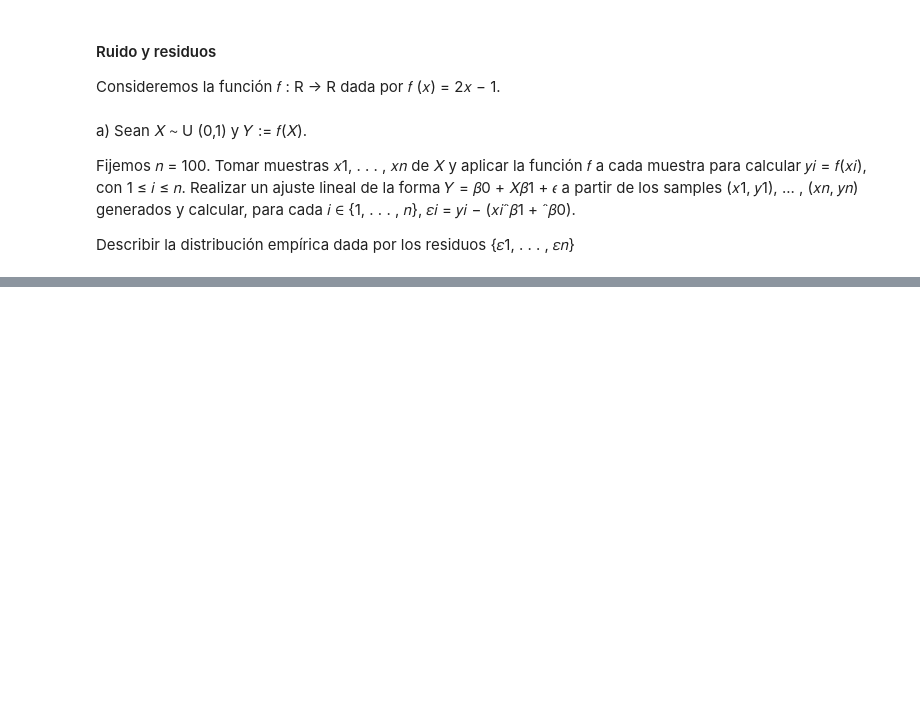
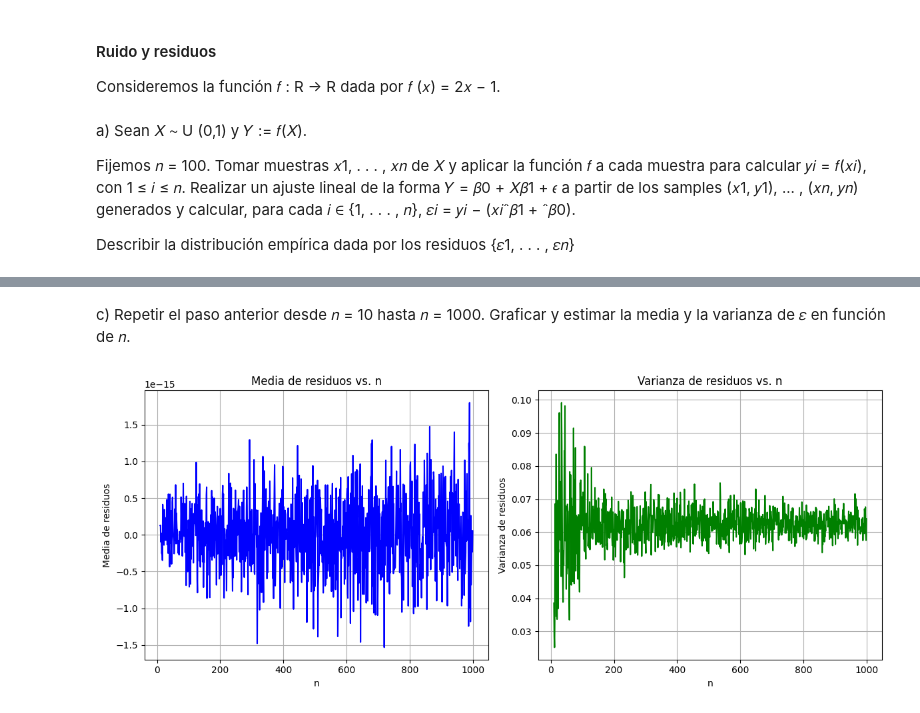
Before and after one commit to joaquin-miguel/inferencia_estadisitca, a Jupyter notebook: t_guia_3/ej_2.ipynb, the cells around one changed output, grey strips where cells are left out. Drawn from its saved outputs; the diff is of its cells as text; code cells hidden in the pictures; blank space fills up the shorter version.

```diff
--- a/t_guia_3/ej_2.ipynb
+++ b/t_guia_3/ej_2.ipynb
@@ -115,9 +188,2 @@ plt.show()
-# %%
-# encontremos la recta que une los tres puntos del ejercicio en clase:
-x = np.array([0,1,2])
-y = np.array([0,1,0]).T
-X = np.stack((np.ones(3),x)).T
-print('X:',X)
-
-betahat = np.linalg.inv(X.T @ X) @ X.T @ y
-print('betahat:',betahat)
+# %% [markdown]
+c) Repetir el paso anterior desde 𝑛 = 10 hasta 𝑛 = 1000. Graficar y estimar la media y la varianza de 𝜀 en función de 𝑛.
@@ -123,0 +217,22 @@ print('betahat:',betahat)
+# %%
+# --- Graficar media de residuos en función de n ---
+plt.figure(figsize=(12,5))
+plt.subplot(1,2,1)
+plt.plot(ns, medias_residuos, color='blue')
+plt.xlabel('n')
+plt.ylabel('Media de residuos')
+plt.title('Media de residuos vs. n')
+plt.grid(True)
+
+# --- Graficar varianza de residuos en función de n ---
+plt.subplot(1,2,2)
+plt.plot(ns, varianzas_residuos, color='green')
+plt.xlabel('n')
+plt.ylabel('Varianza de residuos')
+plt.title('Varianza de residuos vs. n')
+plt.grid(True)
+
+plt.tight_layout()
+plt.show()
+# %% [output]
+[figure, added]
```
Also changed, not shown: parts of 7 cells of this notebook, 1 other file.
